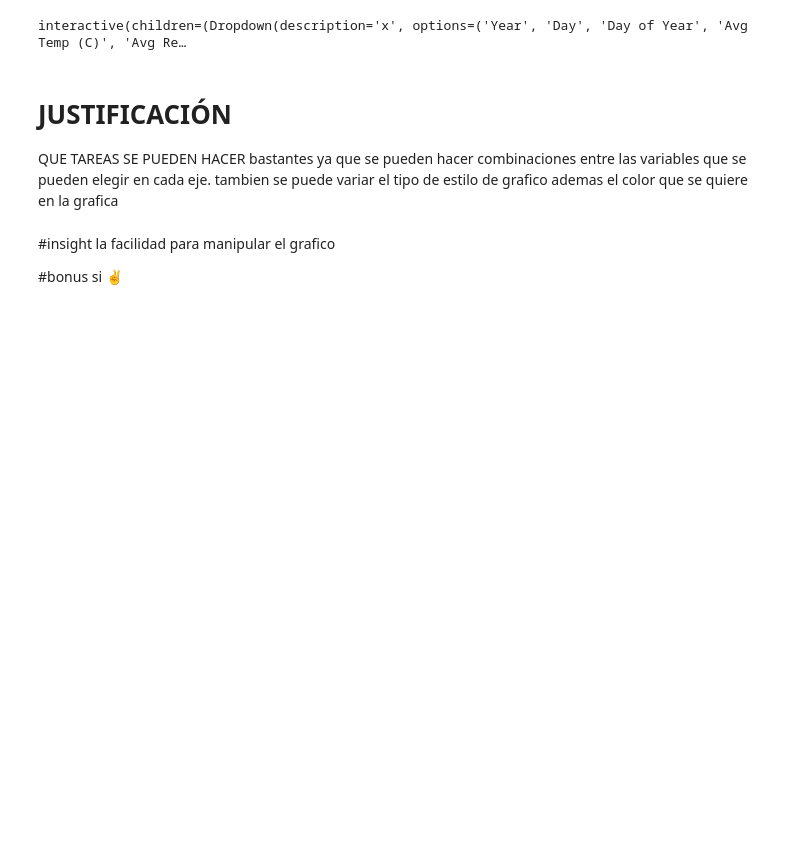
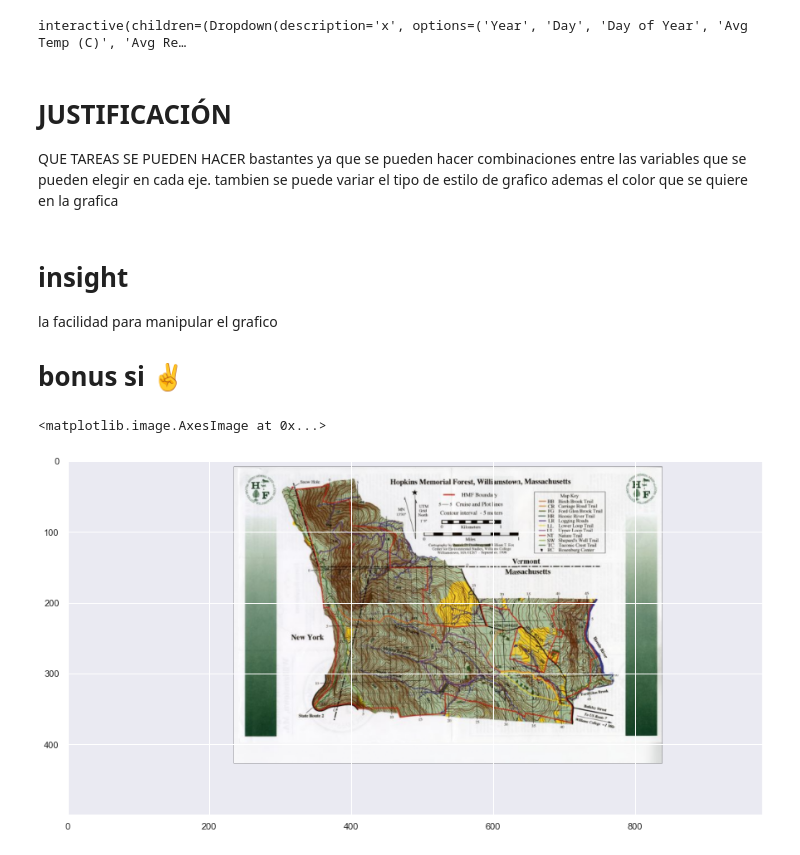
Before and after one commit to MiguelAngelZZ/PROYECTO-2-ENTREGA, a Jupyter notebook: Miguel_Avila_y_Lina_Buitrago_Entrega2.ipynb, the cells around one changed output. Saved outputs shown, nothing was run; the diff lists cells and outputs as text; code cells hidden in the pictures; blank space fills up the shorter version.

```diff
--- a/Miguel_Avila_y_Lina_Buitrago_Entrega2.ipynb
+++ b/Miguel_Avila_y_Lina_Buitrago_Entrega2.ipynb
@@ -527,8 +548,8 @@ bastantes ya que se pueden hacer combinaciones entre las variables que se pueden
 tambien se puede variar el tipo de estilo de grafico
 ademas el color que se quiere en la grafica
 # %% [markdown]
-#insight
+# insight
 la facilidad para manipular el grafico
 
-#bonus si ✌
+# bonus si ✌
 # %%
@@ -536,0 +559,7 @@ la facilidad para manipular el grafico
+# %%
+image = img.imread('MAPA.png')
+plt.imshow(image)
+plt.show()
+# %% [output]
+<matplotlib.image.AxesImage at 0x...>
+[figure, added]
```
Also changed, not shown: parts of 16 cells of this notebook.
